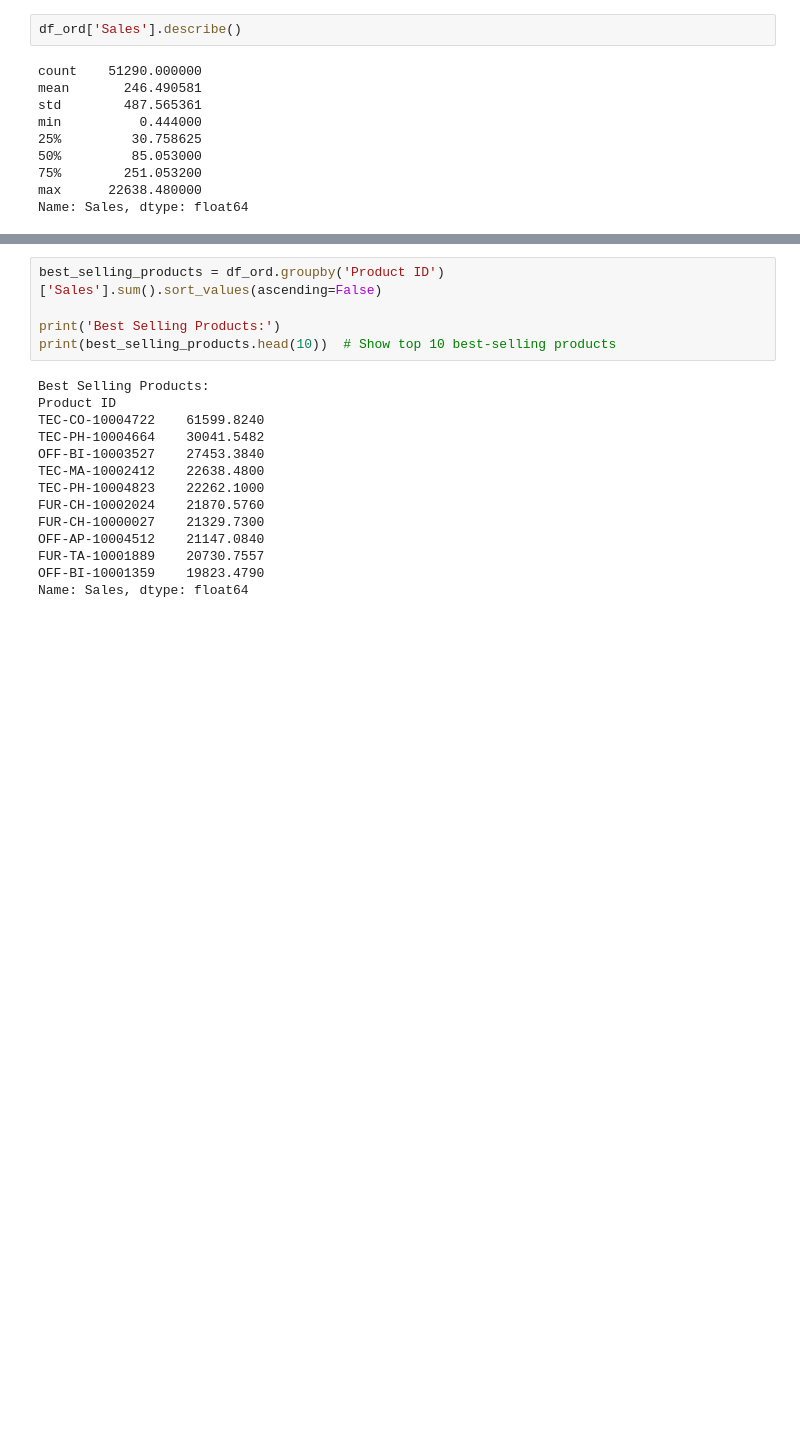
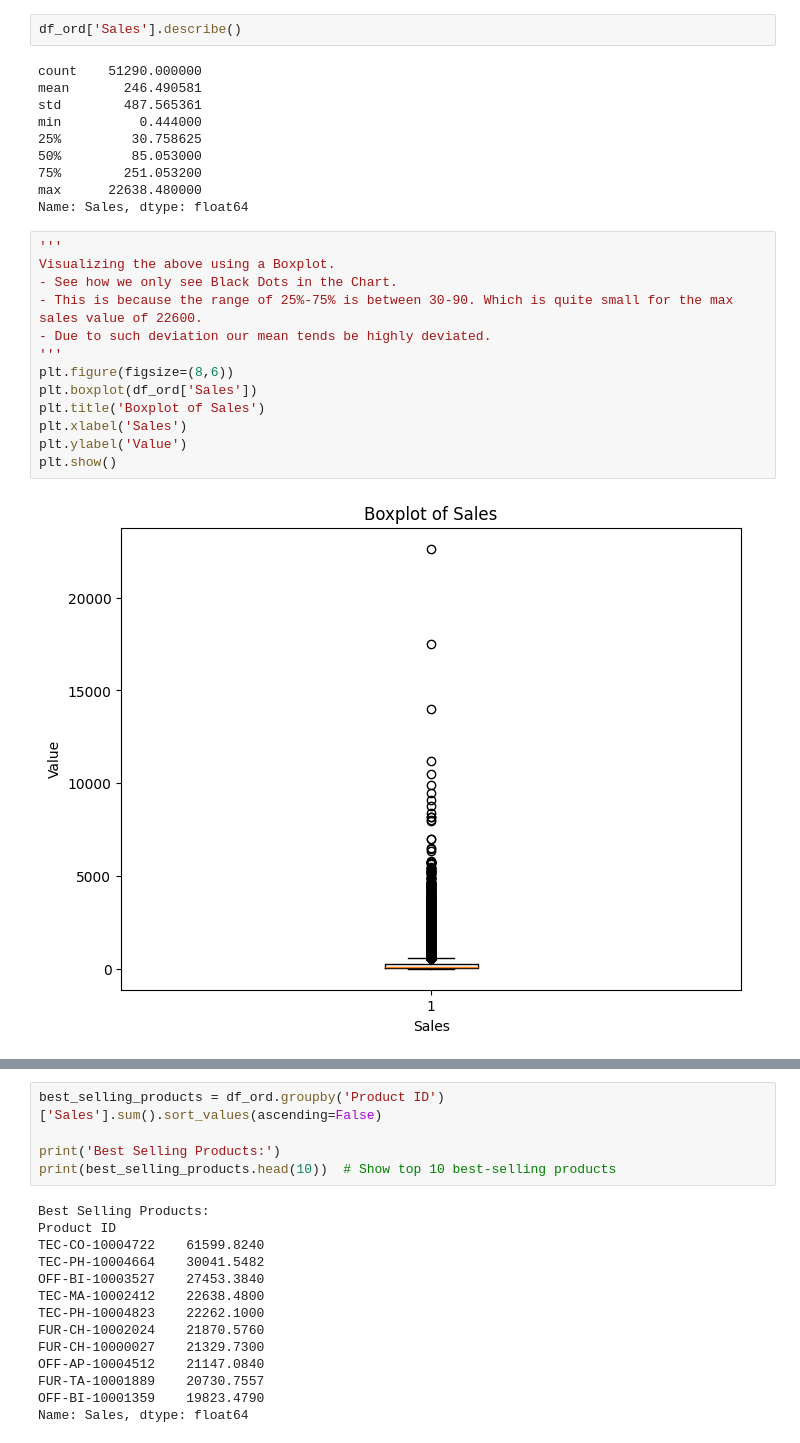
Before and after one commit to jaysoni-10125/Afame-Technologies, a Jupyter notebook: Sales Data Analysis.ipynb, the cells around one changed output, grey strips where cells are left out. Cells and saved outputs as stored; diff of their text form; blank space fills up the shorter version.

```diff
--- a/Sales Data Analysis.ipynb
+++ b/Sales Data Analysis.ipynb
@@ -60,3 +44,18 @@ min          0.444000
 75%        251.053200
 max      22638.480000
 Name: Sales, dtype: float64
+# %%
+'''
+Visualizing the above using a Boxplot.
+- See how we only see Black Dots in the Chart.
+- This is because the range of 25%-75% is between 30-90. Which is quite small for the max sales value of 22600.
+- Due to such deviation our mean tends be highly deviated.
+'''
+plt.figure(figsize=(8,6))
+plt.boxplot(df_ord['Sales'])
+plt.title('Boxplot of Sales')
+plt.xlabel('Sales')
+plt.ylabel('Value')
+plt.show()
+# %% [output]
+[figure, added]
```
Also changed, not shown: parts of 11 cells of this notebook.
